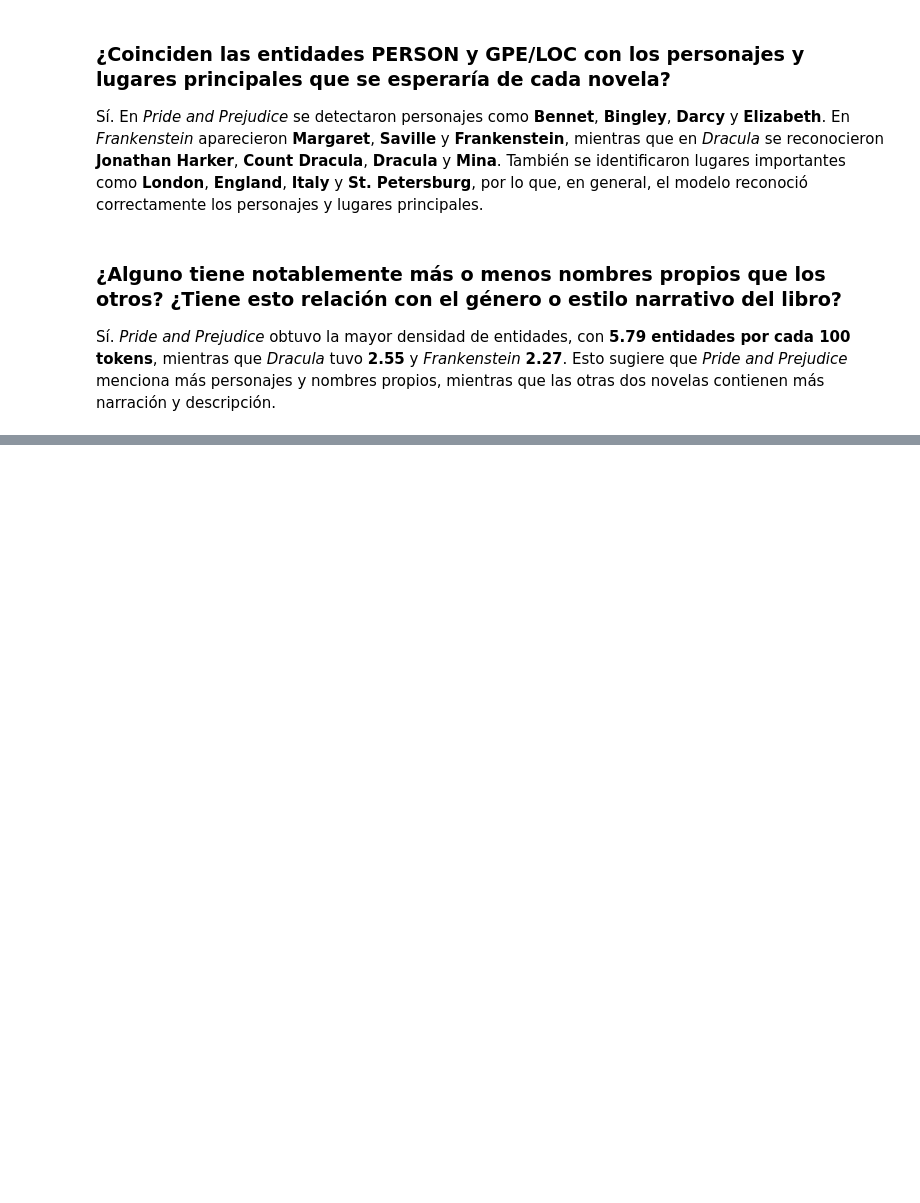
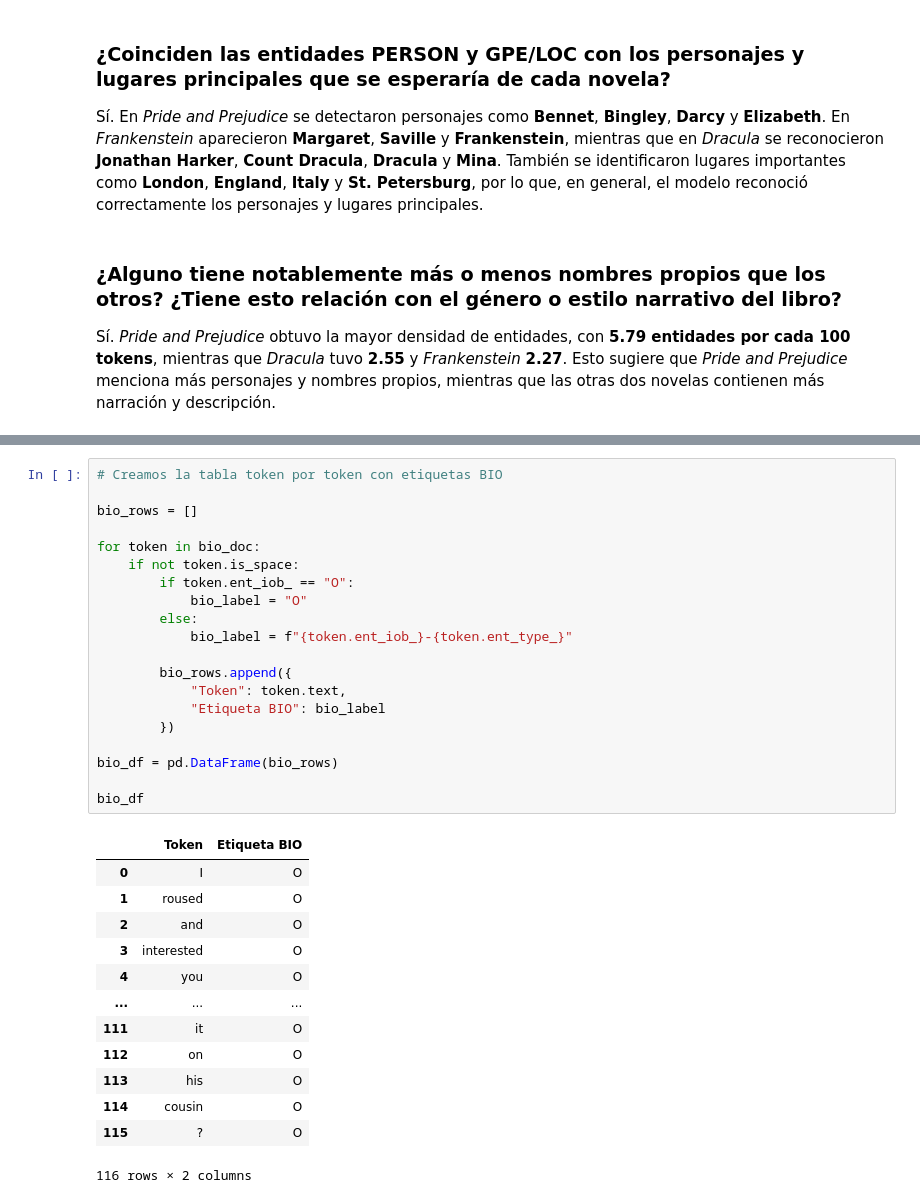
Before and after one commit to Cynthiss/NLP, a Jupyter notebook: Lab_6/Lab_6.ipynb, the cells around one changed output, grey strips where cells are left out. Drawn from its saved outputs; the diff is of its cells as text; blank space fills up the shorter version.

```diff
--- a/Lab_6/Lab_6.ipynb
+++ b/Lab_6/Lab_6.ipynb
@@ -764,0 +816,34 @@ Sí. *Pride and Prejudice* obtuvo la mayor densidad de entidades, con **5.79 ent
+# %%
+# Creamos la tabla token por token con etiquetas BIO
+
+bio_rows = []
+
+for token in bio_doc:
+    if not token.is_space:
+        if token.ent_iob_ == "O":
+            bio_label = "O"
+        else:
+            bio_label = f"{token.ent_iob_}-{token.ent_type_}"
+
+        bio_rows.append({
+            "Token": token.text,
+            "Etiqueta BIO": bio_label
+        })
+
+bio_df = pd.DataFrame(bio_rows)
+
+bio_df
+# %% [output]
+|  | Token | Etiqueta BIO |
+| 0 | I | O |
+| 1 | roused | O |
+| 2 | and | O |
+| 3 | interested | O |
+| 4 | you | O |
+| ... | ... | ... |
+| 111 | it | O |
+| 112 | on | O |
+| 113 | his | O |
+| 114 | cousin | O |
+| 115 | ? | O |
+116 rows × 2 columns
```
Also changed, not shown: parts of 4 cells of this notebook.
